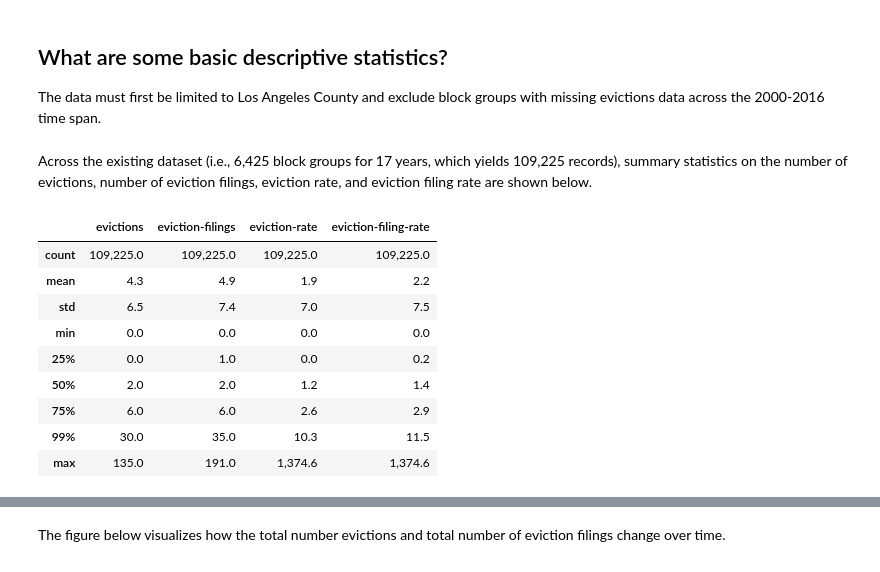
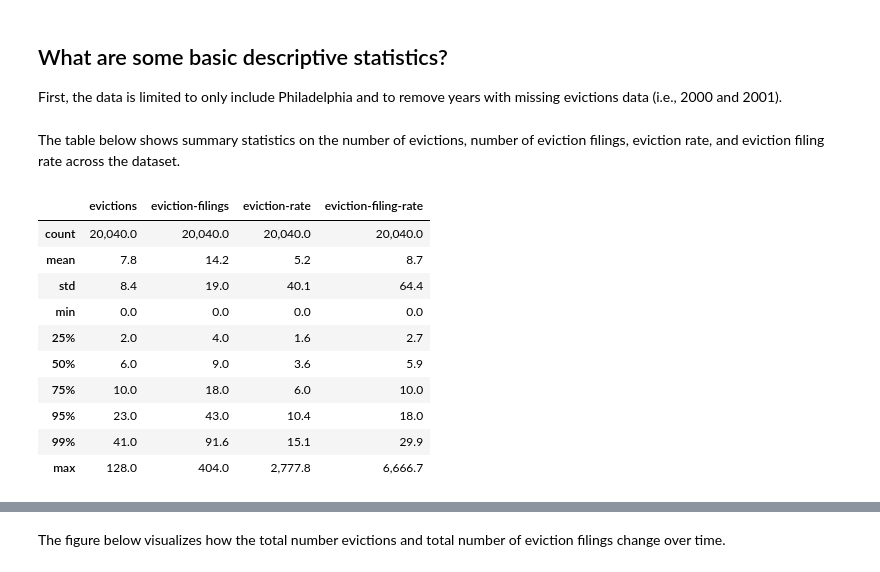
Before and after one commit to erika-tyagi/capp_30254, a Jupyter notebook: project/data_exploration.ipynb, the cells around one changed output, grey strips where cells are left out. Cells and saved outputs as stored; diff of their text form; code cells hidden in the pictures.

```diff
--- a/project/data_exploration.ipynb
+++ b/project/data_exploration.ipynb
@@ -38,40 +35,36 @@ The demographic data provided in the Eviction Lab data primarily relies on the f
 Because the data is provided at a Census block group level and includes the Census FIPS code, additional Census data can easily be incorporated to supplement the existing information at the block group level.
 # %% [markdown]
 ## What are some basic descriptive statistics?
-
-The data must first be limited to Los Angeles County and exclude block groups with missing evictions data across the 2000-2016 time span.
+First, the data is limited to only include Philadelphia and to remove years with missing evictions data (i.e., 2000 and 2001).
 # %%
 import pandas as pd
 import matplotlib.pyplot as plt
+pd.options.display.float_format = '{:,}'.format
 
-pd.set_option('display.max_columns', None)
-pd.set_option('display.max_rows', None)
-pd.options.display.float_format = '{:,}'.format
+# Load data
+df = pd.read_csv('data/block-groups_pa.csv')
+
+# Limit data
+df = df[df['parent-location'] == 'Philadelphia County, Pennsylvania']
+df = df[df['year'] >= 2002]
-# %%
-# Import data
-dtypes = {'name': str}
-df = pd.read_csv('data/block-groups.csv')
-
-# Limit to LA County
-df = df[df['parent-location'] == 'Los Angeles County, California']
-
-# Limit to block groups without missing evictions data across time span
-df['years_in_GEOID'] = df.groupby('GEOID')['year'].transform('count')
-df = df[df['years_in_GEOID'] == 17]
 # %% [markdown]
-Across the existing dataset (i.e., 6,425 block groups for 17 years, which yields 109,225 records), summary statistics on the number of evictions, number of eviction filings, eviction rate, and eviction filing rate are shown below.
+The table below shows summary statistics on the number of evictions, number of eviction filings, eviction rate, and eviction filing rate across the dataset.
 # %%
-# Summarize distribution of target variables
-df[['evictions', 'eviction-filings', 'eviction-rate', 'eviction-filing-rate']].describe(percentiles=[.25,.5,.75, .99]).round(1)
+# Summarize distribution of target variable(s)
+df[['evictions',
+    'eviction-filings',
+    'eviction-rate',
+    'eviction-filing-rate']].describe(percentiles=[.25, .5, .75, .95, .99]).round(1)
 # %% [output]
 |  | evictions | eviction-filings | eviction-rate | eviction-filing-rate |
-| count | 109,225.0 | 109,225.0 | 109,225.0 | 109,225.0 |
-| mean | 4.3 | 4.9 | 1.9 | 2.2 |
-| std | 6.5 | 7.4 | 7.0 | 7.5 |
+| count | 20,040.0 | 20,040.0 | 20,040.0 | 20,040.0 |
+| mean | 7.8 | 14.2 | 5.2 | 8.7 |
+| std | 8.4 | 19.0 | 40.1 | 64.4 |
 | min | 0.0 | 0.0 | 0.0 | 0.0 |
-| 25% | 0.0 | 1.0 | 0.0 | 0.2 |
-| 50% | 2.0 | 2.0 | 1.2 | 1.4 |
-| 75% | 6.0 | 6.0 | 2.6 | 2.9 |
-| 99% | 30.0 | 35.0 | 10.3 | 11.5 |
-| max | 135.0 | 191.0 | 1,374.6 | 1,374.6 |
+| 25% | 2.0 | 4.0 | 1.6 | 2.7 |
+| 50% | 6.0 | 9.0 | 3.6 | 5.9 |
+| 75% | 10.0 | 18.0 | 6.0 | 10.0 |
+| 95% | 23.0 | 43.0 | 10.4 | 18.0 |
+| 99% | 41.0 | 91.6 | 15.1 | 29.9 |
+| max | 128.0 | 404.0 | 2,777.8 | 6,666.7 |
 # %% [markdown]
```
Also changed, not shown: parts of 10 cells of this notebook.
